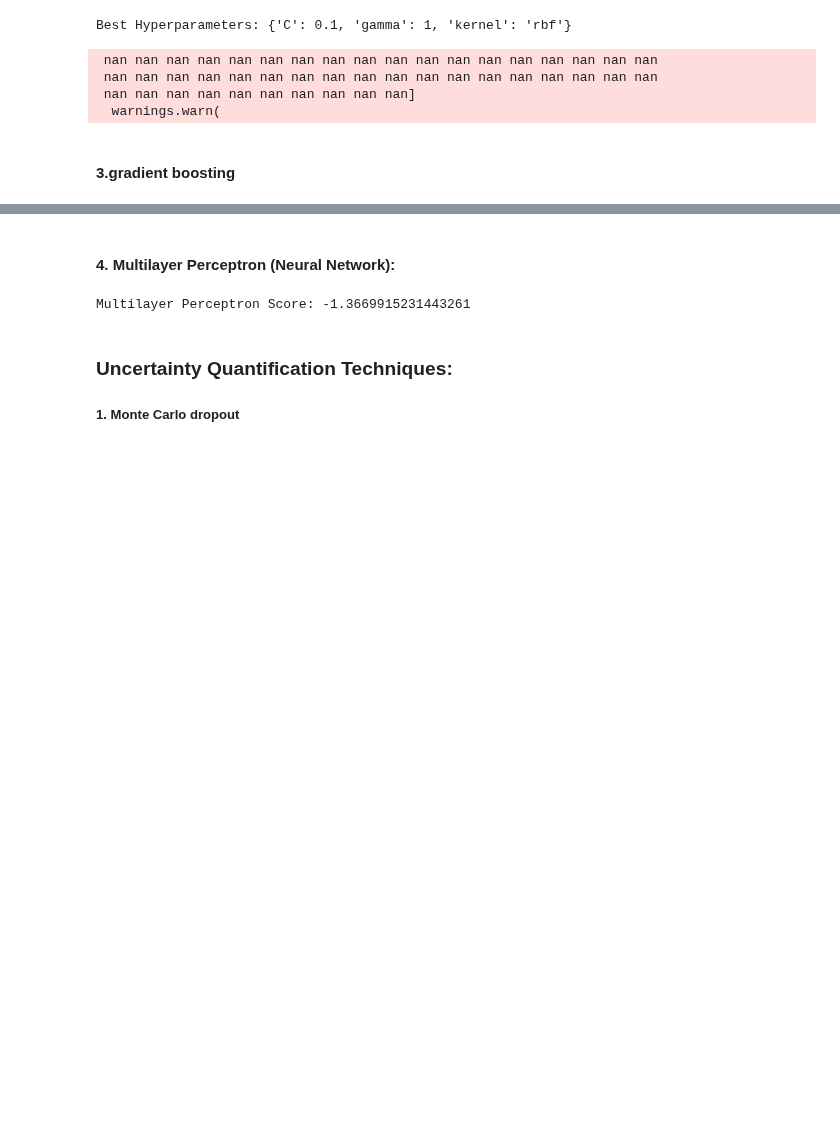
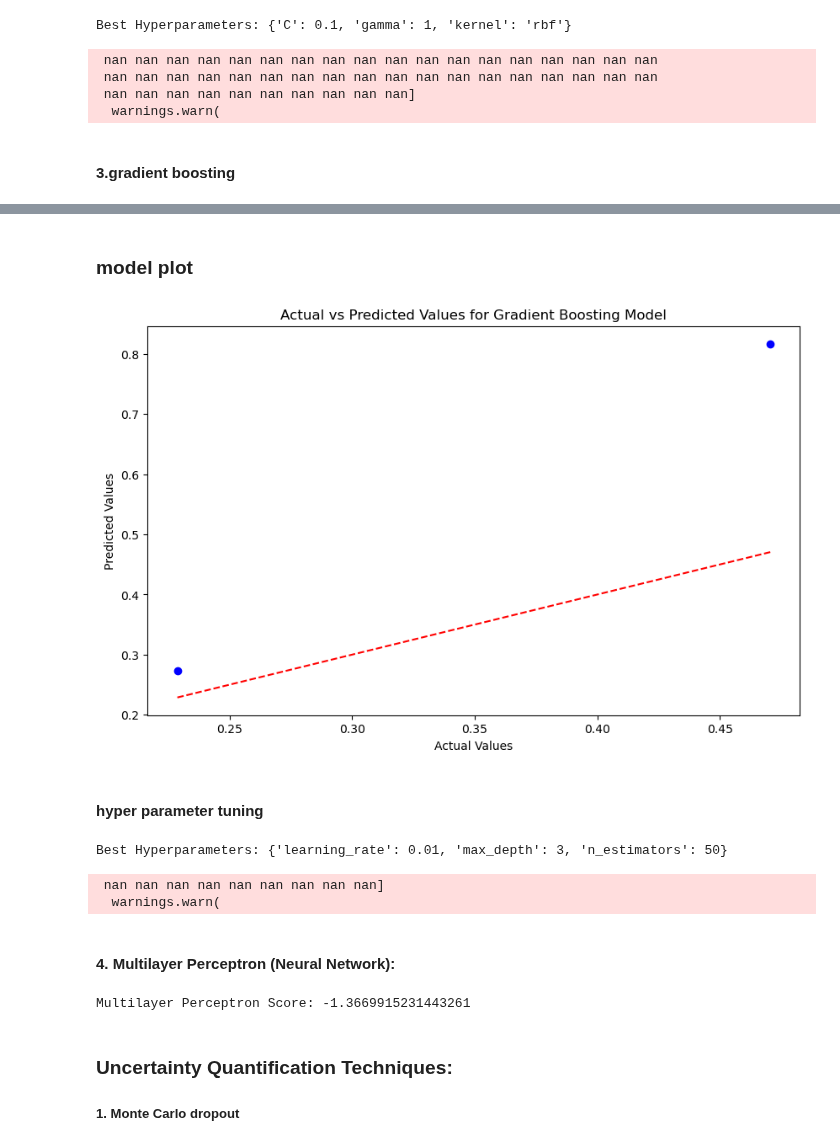
Before and after one commit to robertnesterodhiambo/Advanced_Data_analysis, a Jupyter notebook: OmegaBDT.ipynb, the cells around one changed output, grey strips where cells are left out. Drawn from its saved outputs; the diff is of its cells as text; code cells hidden in the pictures; blank space fills up the shorter version.

Commit message:
gradient boosting tuning

```diff
--- a/OmegaBDT.ipynb
+++ b/OmegaBDT.ipynb
@@ -769,3 +769,45 @@ Gradient Boosting Score: -4.97046825259732
+# %% [markdown]
+### model plot
+# %%
+import matplotlib.pyplot as plt
+
+# Predictions on test data
+y_pred_gradient_boosting = gradient_boosting_model.predict(X_test)
+
+# Plot actual vs predicted values
+plt.figure(figsize=(10, 6))
+plt.scatter(y_test, y_pred_gradient_boosting, color='blue')
+plt.plot([y_test.min(), y_test.max()], [y_test.min(), y_test.max()], linestyle='--', color='red')
+plt.xlabel('Actual Values')
+plt.ylabel('Predicted Values')
+plt.title('Actual vs Predicted Values for Gradient Boosting Model')
+plt.show()
+# %% [output]
+[figure, added]
+# %% [markdown]
+#### hyper parameter tuning
+# %%
+from sklearn.model_selection import GridSearchCV
+
+# Define the parameter grid
+param_grid = {
+    'n_estimators': [50, 100, 200],
+    'learning_rate': [0.01, 0.1, 0.2],
+    'max_depth': [3, 4, 5]
+}
+
+# Initialize GridSearchCV
+grid_search_gradient_boosting = GridSearchCV(estimator=gradient_boosting_model, param_grid=param_grid, cv=5, n_jobs=1)
+
+# Fit the grid search to the data
+grid_search_gradient_boosting.fit(X_train, y_train)
+
+# Print the best hyperparameters found
+print("Best Hyperparameters:", grid_search_gradient_boosting.best_params_)
+# %% [output]
+Best Hyperparameters: {'learning_rate': 0.01, 'max_depth': 3, 'n_estimators': 50}
+ nan nan nan nan nan nan nan nan nan]
+  warnings.warn(
 # %% [markdown]
 #### 4. Multilayer Perceptron (Neural Network):
 # %%
```
Also changed, not shown: parts of 1 cell of this notebook.
